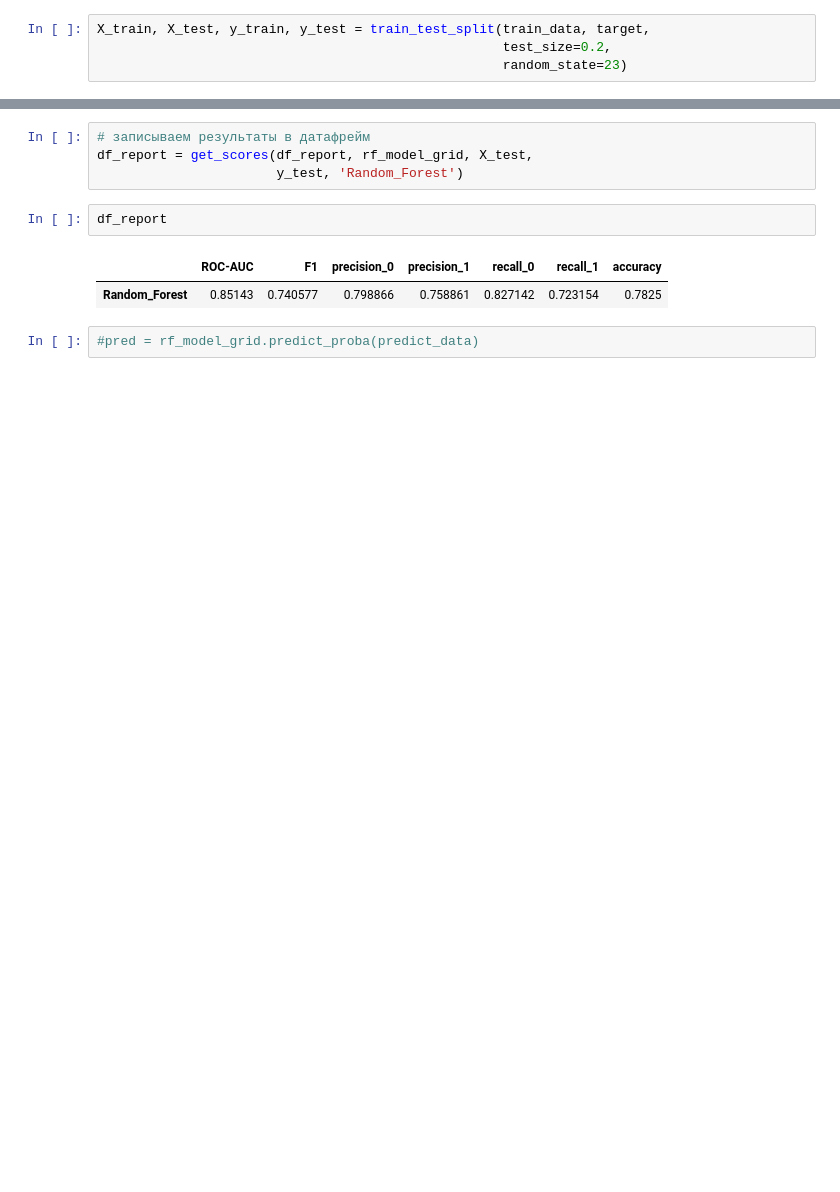
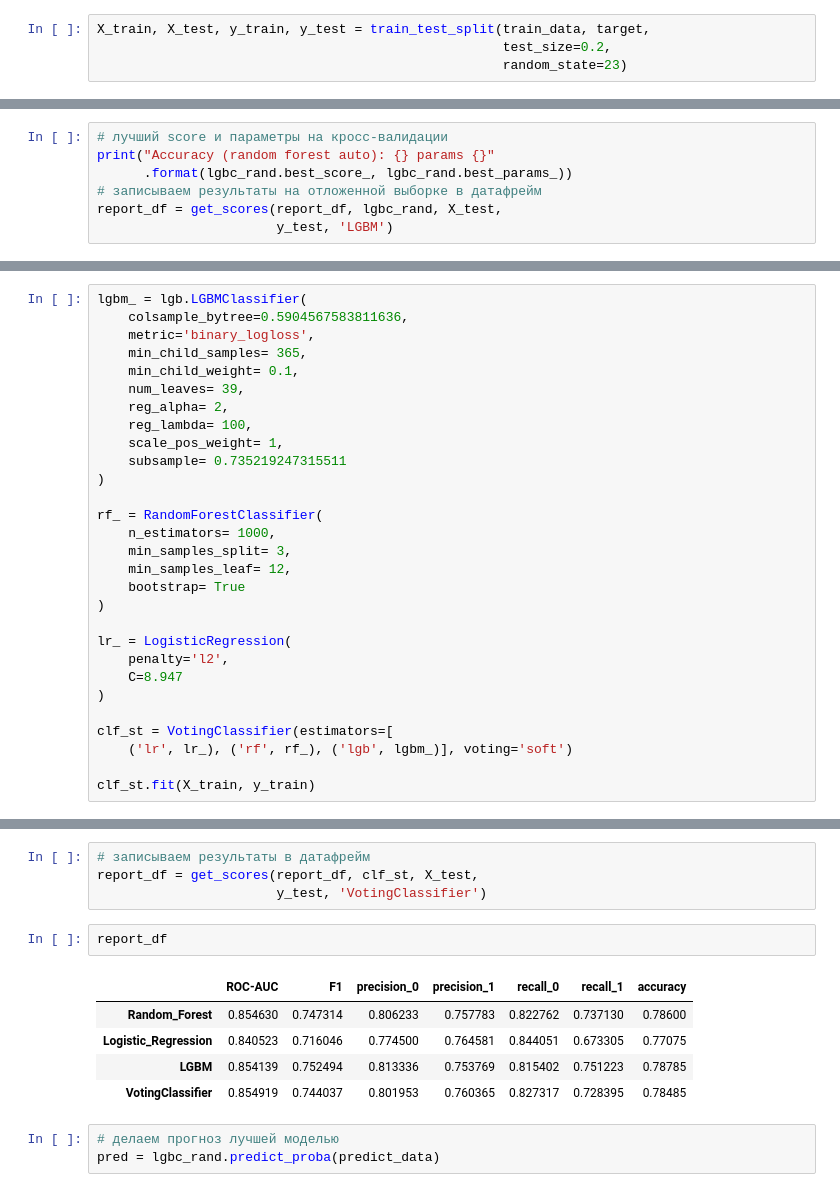
Before and after one commit to nik-nov/My_project, a Jupyter notebook: tabular_playground_series_apr_2021/model.ipynb, the cells around one changed output, grey strips where cells are left out. Cells and saved outputs as stored; diff of their text form; blank space fills up the shorter version.

Commit message:
Update model

```diff
--- a/tabular_playground_series_apr_2021/model.ipynb
+++ b/tabular_playground_series_apr_2021/model.ipynb
@@ -125,0 +251,7 @@ Accuracy (random forest auto): 0.7763125078989465 params {'min_samples_leaf': 8,
+# %%
+# лучший score и параметры на кросс-валидации
+print("Accuracy (random forest auto): {} params {}"
+      .format(lgbc_rand.best_score_, lgbc_rand.best_params_))
+# записываем результаты на отложенной выборке в датафрейм
+report_df = get_scores(report_df, lgbc_rand, X_test,
+                       y_test, 'LGBM')
@@ -125,0 +284,29 @@ Accuracy (random forest auto): 0.7763125078989465 params {'min_samples_leaf': 8,
+# %%
+lgbm_ = lgb.LGBMClassifier(
+    colsample_bytree=0.5904567583811636,
+    metric='binary_logloss',
+    min_child_samples= 365,
+    min_child_weight= 0.1,
+    num_leaves= 39,
+    reg_alpha= 2,
+    reg_lambda= 100,
+    scale_pos_weight= 1,
+    subsample= 0.735219247315511
+)
+
+rf_ = RandomForestClassifier(
+    n_estimators= 1000,
+    min_samples_split= 3,
+    min_samples_leaf= 12,
+    bootstrap= True
+)
+
+lr_ = LogisticRegression(
+    penalty='l2',
+    C=8.947
+)
+
+clf_st = VotingClassifier(estimators=[
+    ('lr', lr_), ('rf', rf_), ('lgb', lgbm_)], voting='soft')
+
+clf_st.fit(X_train, y_train)
@@ -126,12 +328,16 @@ Accuracy (random forest auto): 0.7763125078989465 params {'min_samples_leaf': 8,
 # %%
 # записываем результаты в датафрейм
-df_report = get_scores(df_report, rf_model_grid, X_test,
-                       y_test, 'Random_Forest')
+report_df = get_scores(report_df, clf_st, X_test,
+                       y_test, 'VotingClassifier')
-# %%
-df_report
-# %% [output]
-|  | ROC-AUC | F1 | precision_0 | precision_1 | recall_0 | recall_1 | accuracy |
-| Random_Forest | 0.85143 | 0.740577 | 0.798866 | 0.758861 | 0.827142 | 0.723154 | 0.7825 |
+# %%
+report_df
+# %% [output]
+|  | ROC-AUC | F1 | precision_0 | precision_1 | recall_0 | recall_1 | accuracy |
+| Random_Forest | 0.854630 | 0.747314 | 0.806233 | 0.757783 | 0.822762 | 0.737130 | 0.78600 |
+| Logistic_Regression | 0.840523 | 0.716046 | 0.774500 | 0.764581 | 0.844051 | 0.673305 | 0.77075 |
+| LGBM | 0.854139 | 0.752494 | 0.813336 | 0.753769 | 0.815402 | 0.751223 | 0.78785 |
+| VotingClassifier | 0.854919 | 0.744037 | 0.801953 | 0.760365 | 0.827317 | 0.728395 | 0.78485 |
 # %%
-#pred = rf_model_grid.predict_proba(predict_data)
+# делаем прогноз лучшей моделью
+pred = lgbc_rand.predict_proba(predict_data)
 # %%
```
Also changed, not shown: parts of 32 cells of this notebook.
